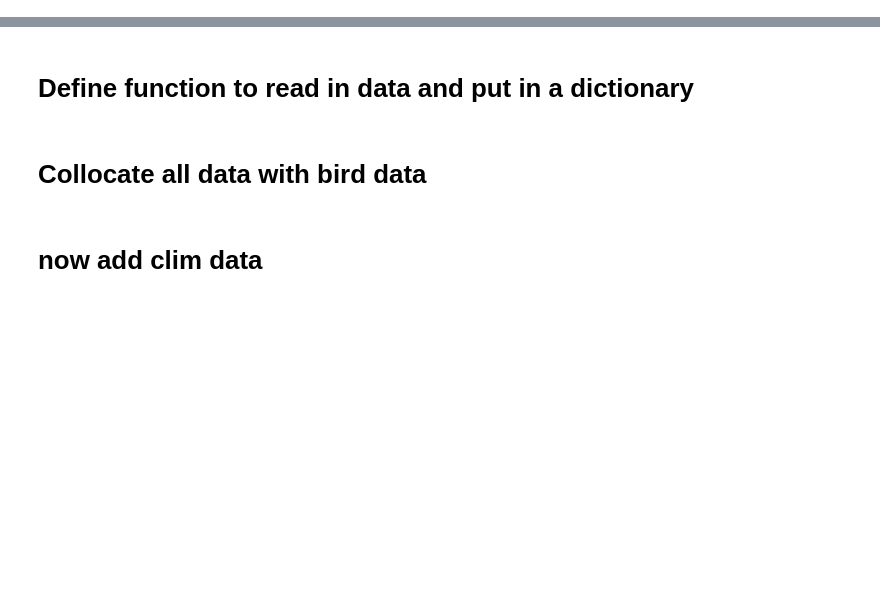
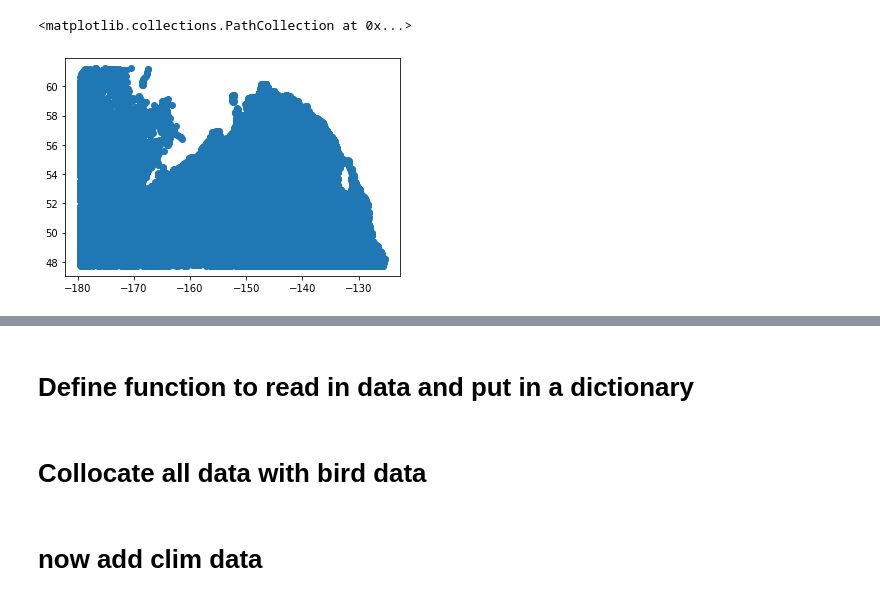
Before and after one commit to cgentemann/Biophysical, a Jupyter notebook: Collocation_bird_data_with_eddies.ipynb, the cells around one changed output, grey strips where cells are left out. Cells and saved outputs as stored; diff of their text form; code cells hidden in the pictures; blank space fills up the shorter version.

```diff
--- a/Collocation_bird_data_with_eddies.ipynb
+++ b/Collocation_bird_data_with_eddies.ipynb
@@ -54,0 +81,7 @@ for i in range(ilen_eddy):
+# %%
+ds_eddy = xr.open_dataset('F:/data/project_data/NASA_biophysical/aviso/eddy_trajectory_19930101_20170106_northpac.nc')
+ilen_eddy = len(ds_eddy.lat)
+plt.scatter(ds_eddy.lon,ds_eddy.lat)
+# %% [output]
+<matplotlib.collections.PathCollection at 0x...>
+[figure, added]
```
Also changed, not shown: parts of 16 cells of this notebook, 1 other file.
